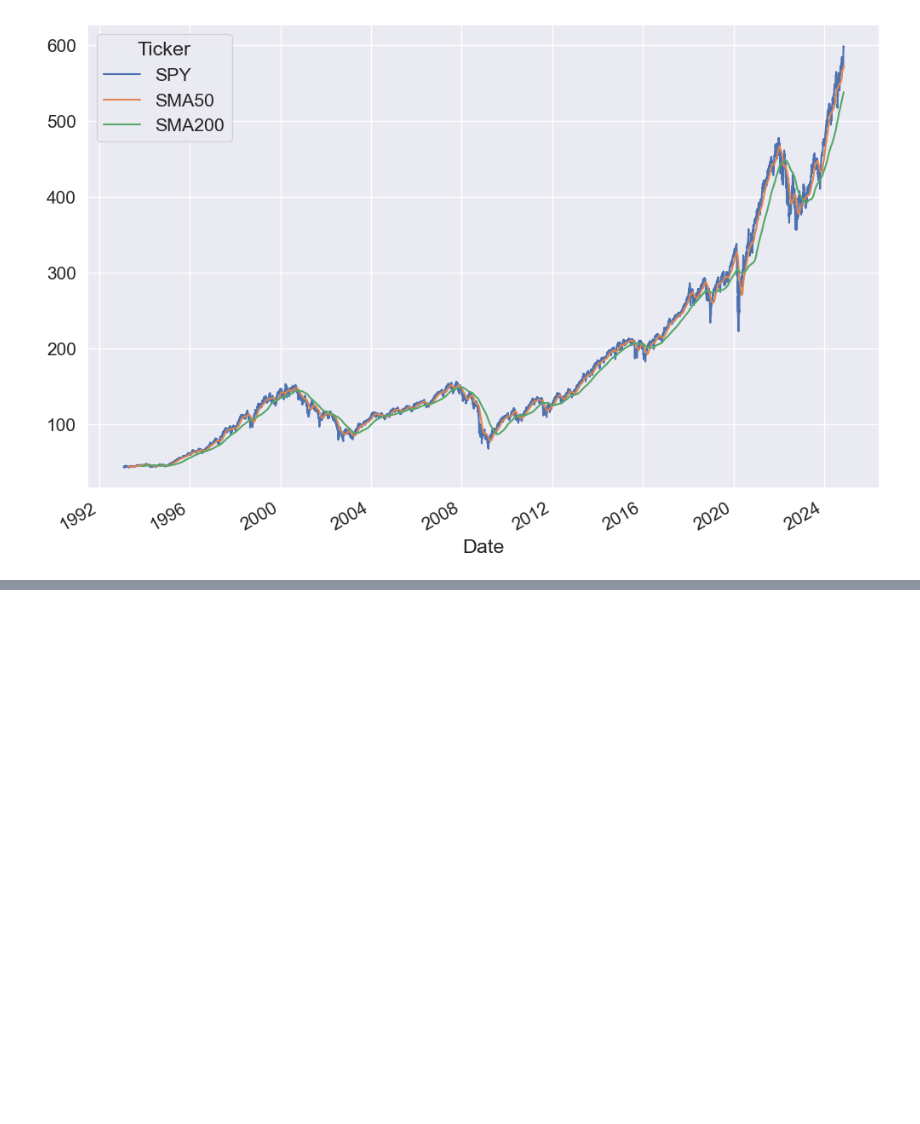
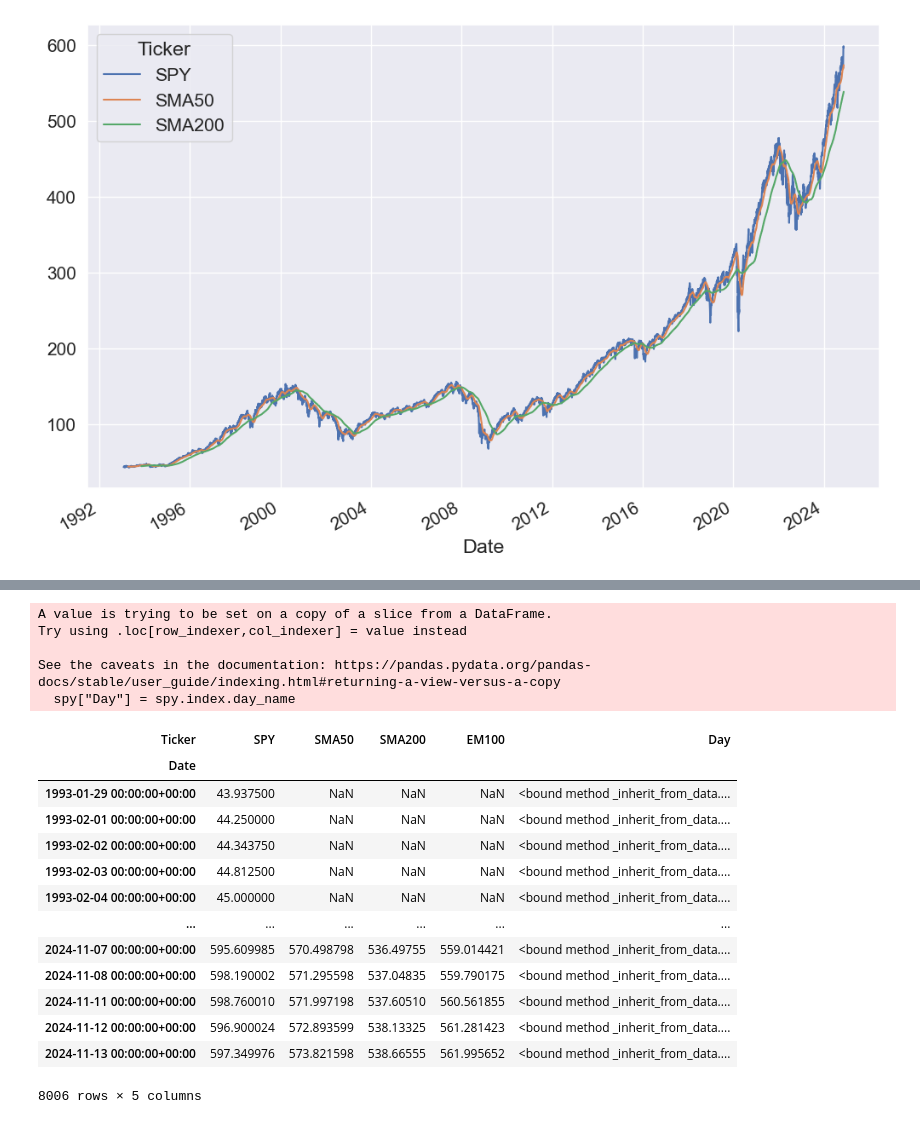
Before and after one commit to AL-DN/ALDN-Quant, a Jupyter notebook: TRALG_Notes.ipynb, the cells around one changed output, grey strips where cells are left out. Drawn from its saved outputs; the diff is of its cells as text; code cells hidden in the pictures; blank space fills up the shorter version.

```diff
--- a/TRALG_Notes.ipynb
+++ b/TRALG_Notes.ipynb
@@ -744,0 +764,23 @@ plt.show()
+# %%
+spy["Day"] = spy.index.day_name
+spy
+# %% [output]
+A value is trying to be set on a copy of a slice from a DataFrame.
+Try using .loc[row_indexer,col_indexer] = value instead
+
+See the caveats in the documentation: https://pandas.pydata.org/pandas-docs/stable/user_guide/indexing.html#returning-a-view-versus-a-copy
+  spy["Day"] = spy.index.day_name
+| Ticker | SPY | SMA50 | SMA200 | EM100 | Day |
+| Date |  |  |  |  |  |
+| 1993-01-29 00:00:00+00:00 | 43.937500 | NaN | NaN | NaN | <bound method _inherit_from_data.... |
+| 1993-02-01 00:00:00+00:00 | 44.250000 | NaN | NaN | NaN | <bound method _inherit_from_data.... |
+| 1993-02-02 00:00:00+00:00 | 44.343750 | NaN | NaN | NaN | <bound method _inherit_from_data.... |
+| 1993-02-03 00:00:00+00:00 | 44.812500 | NaN | NaN | NaN | <bound method _inherit_from_data.... |
+| 1993-02-04 00:00:00+00:00 | 45.000000 | NaN | NaN | NaN | <bound method _inherit_from_data.... |
+| ... | ... | ... | ... | ... | ... |
+| 2024-11-07 00:00:00+00:00 | 595.609985 | 570.498798 | 536.49755 | 559.014421 | <bound method _inherit_from_data.... |
+| 2024-11-08 00:00:00+00:00 | 598.190002 | 571.295598 | 537.04835 | 559.790175 | <bound method _inherit_from_data.... |
+| 2024-11-11 00:00:00+00:00 | 598.760010 | 571.997198 | 537.60510 | 560.561855 | <bound method _inherit_from_data.... |
+| 2024-11-12 00:00:00+00:00 | 596.900024 | 572.893599 | 538.13325 | 561.281423 | <bound method _inherit_from_data.... |
+| 2024-11-13 00:00:00+00:00 | 597.349976 | 573.821598 | 538.66555 | 561.995652 | <bound method _inherit_from_data.... |
+8006 rows × 5 columns
```
Also changed, not shown: parts of 8 cells of this notebook, 1 other file.
